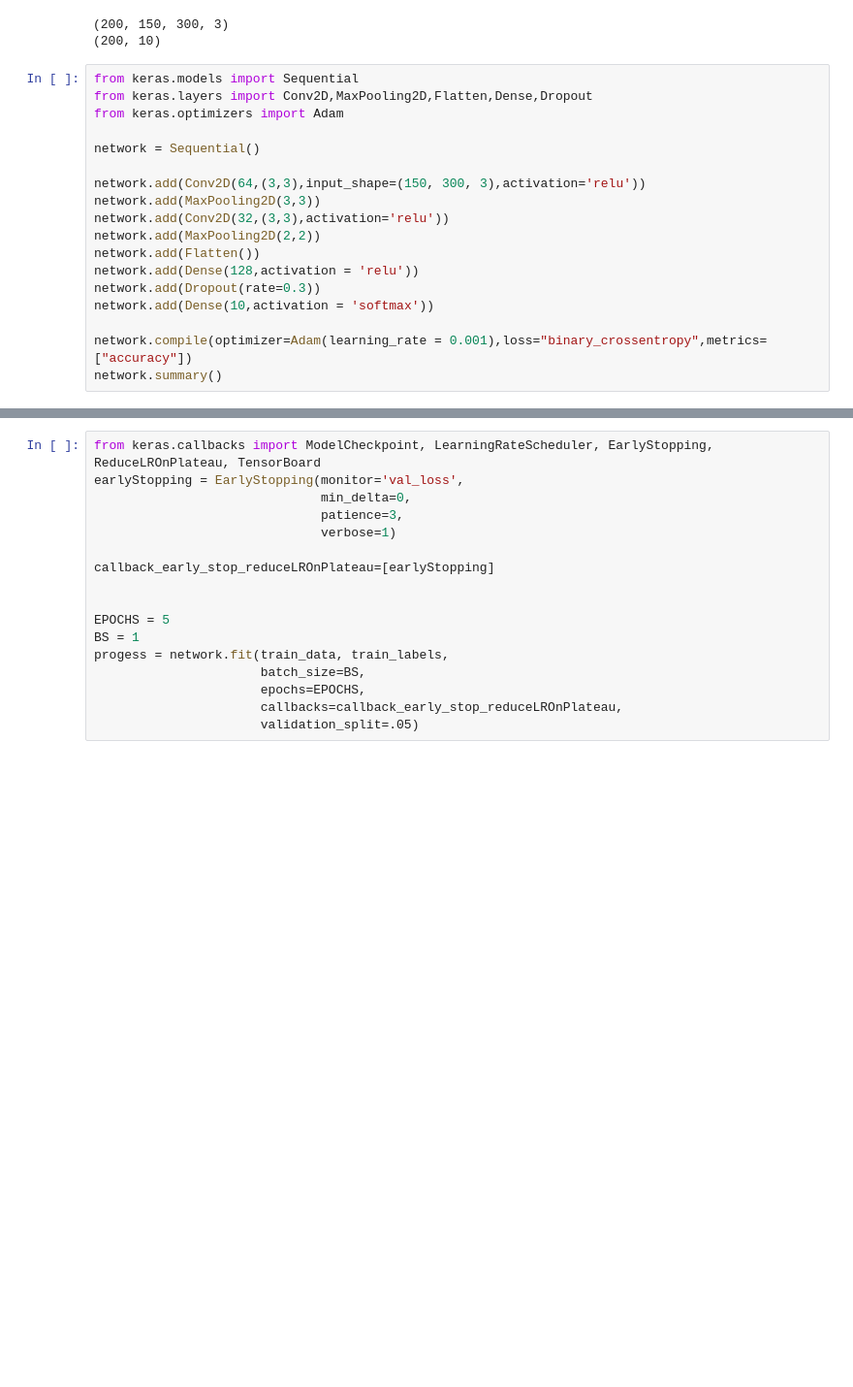
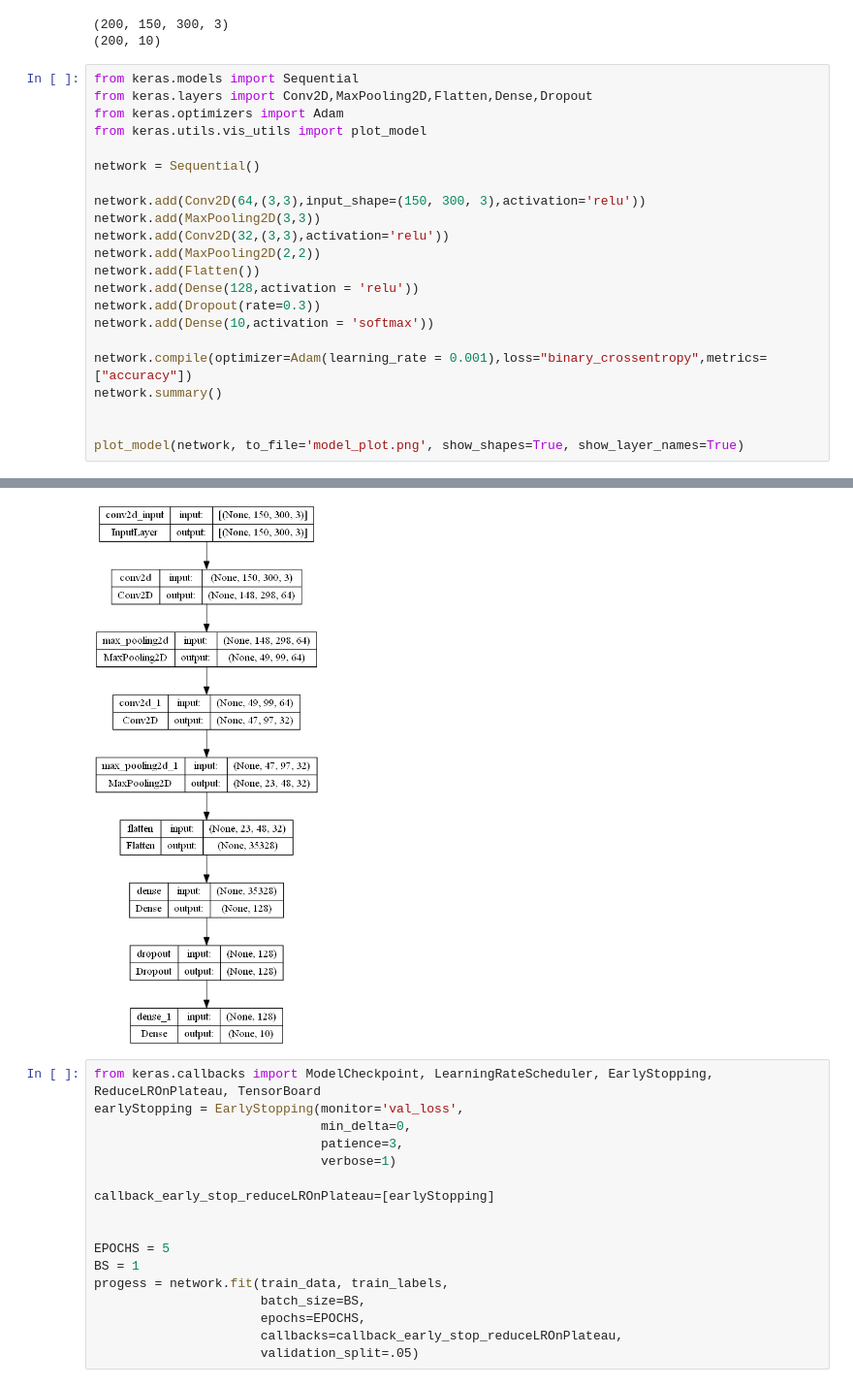
Before and after one commit to Chazelam/Course-Work, a Jupyter notebook: course_network/network.ipynb, the cells around one changed output, grey strips where cells are left out. Shown: that part at 97% size. Drawn from its saved outputs; the diff is of its cells as text; blank space fills up the shorter version.

Commit message:
Add NN visualization

```diff
--- a/course_network/network.ipynb
+++ b/course_network/network.ipynb
@@ -52,38 +52,43 @@ print(train_labels.shape)
 from keras.models import Sequential
 from keras.layers import Conv2D,MaxPooling2D,Flatten,Dense,Dropout
 from keras.optimizers import Adam
+from keras.utils.vis_utils import plot_model
 
 network = Sequential()
 
 network.add(Conv2D(64,(3,3),input_shape=(150, 300, 3),activation='relu'))
 network.add(MaxPooling2D(3,3))
 network.add(Conv2D(32,(3,3),activation='relu'))
 network.add(MaxPooling2D(2,2))
 network.add(Flatten())
 network.add(Dense(128,activation = 'relu'))
 network.add(Dropout(rate=0.3))
 network.add(Dense(10,activation = 'softmax'))
 
 network.compile(optimizer=Adam(learning_rate = 0.001),loss="binary_crossentropy",metrics=["accuracy"])
 network.summary()
+
+
+plot_model(network, to_file='model_plot.png', show_shapes=True, show_layer_names=True)
 # %% [output]
 Model: "sequential"
 _________________________________________________________________
  Layer (type)                Output Shape              Param #
 =================================================================
  conv2d (Conv2D)             (None, 148, 298, 64)      1792
 
  max_pooling2d (MaxPooling2D  (None, 49, 99, 64)       0
  )
 
  conv2d_1 (Conv2D)           (None, 47, 97, 32)        18464
 
  max_pooling2d_1 (MaxPooling  (None, 23, 48, 32)       0
 ... (11 lines left out)
 Total params: 4,543,658
 Trainable params: 4,543,658
 Non-trainable params: 0
 _________________________________________________________________
+[figure, added]
 # %%
 from keras.callbacks import ModelCheckpoint, LearningRateScheduler, EarlyStopping, ReduceLROnPlateau, TensorBoard
 earlyStopping = EarlyStopping(monitor='val_loss',
```
Also changed, not shown: parts of 4 cells of this notebook, 1 other file.
